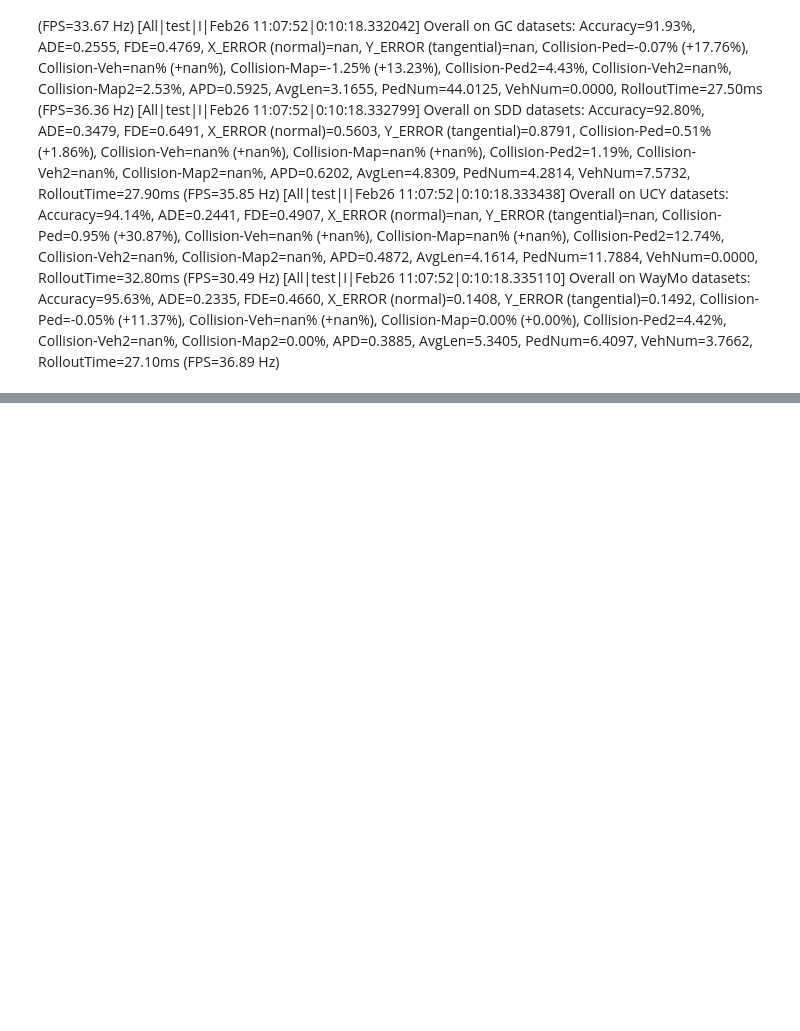
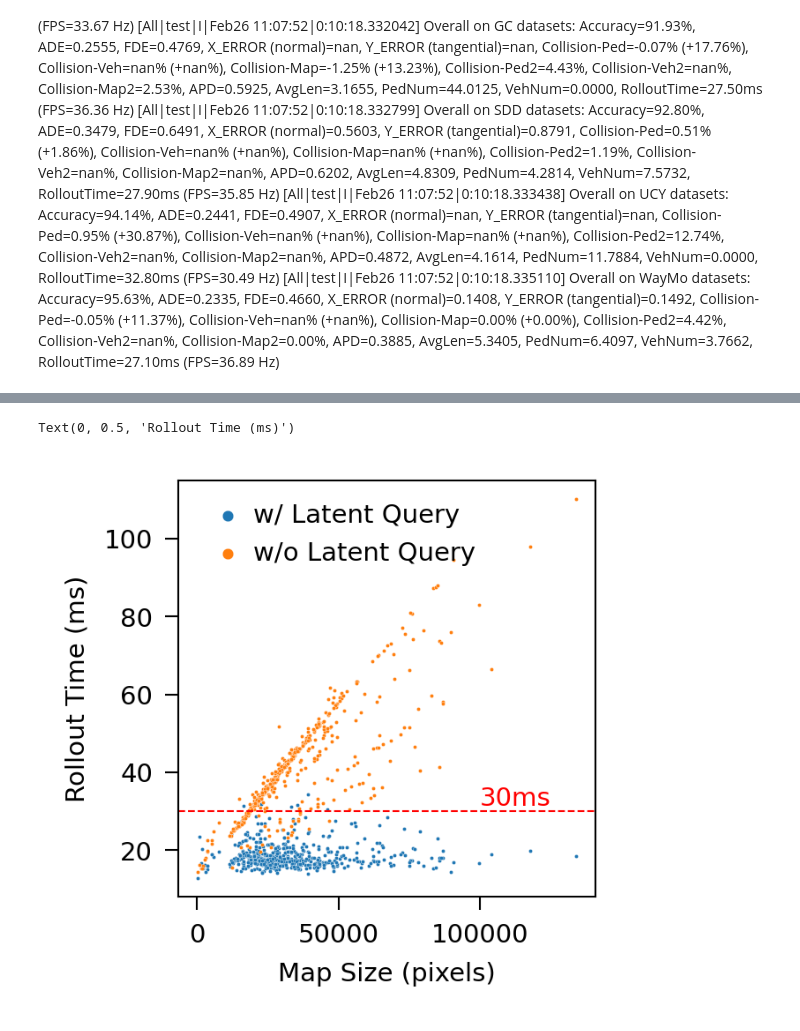
Before and after one commit to yuzhTHU/HuaweiCrowdSimulationCodeRelease, a Jupyter notebook: scripts/260225整理给华为的更新后结果.ipynb, the cells around one changed output, grey strips where cells are left out. Drawn from its saved outputs; the diff is of its cells as text; code cells hidden in the pictures; blank space fills up the shorter version.

```diff
--- a/scripts/260225整理给华为的更新后结果.ipynb
+++ b/scripts/260225整理给华为的更新后结果.ipynb
@@ -105,0 +118,11 @@
+# %%
+import pandas as pd
+from pathlib import Path
+
+path = Path('logs/train/All/records.jsonl')
+test_record = pd.read_json(path, lines=True).iloc[-1]
+df = pd.DataFrame(dict(dataset_names=test_record['dataset_names'], rollout_time=test_record['rollout_time']))
+df['dataset_names'] = df['dataset_names'].apply(lambda x: x.removesuffix('_20test').removesuffix('_80test'))
+df['map_size'] = df['dataset_names'].apply(lambda x: map_size[x])
+df['rollout_time_ms'] = df['rollout_time'] * 1000
+df
@@ -105,0 +143,11 @@
+# %%
+import pandas as pd
+from pathlib import Path
+
+path = Path('logs/train/All_wo_Latent_Query/records.jsonl')
+test_record2 = pd.read_json(path, lines=True).iloc[-1]
+df2 = pd.DataFrame(dict(dataset_names=test_record2['dataset_names'], rollout_time=test_record2['rollout_time']))
+df2['dataset_names'] = df['dataset_names'].apply(lambda x: x.removesuffix('_20test').removesuffix('_80test'))
+df2['map_size'] = df['dataset_names'].apply(lambda x: map_size[x])
+df2['rollout_time_ms'] = df2['rollout_time'] * 1000
+df2
@@ -105,0 +168,18 @@
+# %%
+from src.utils.plot import get_fig
+import matplotlib.pyplot as plt
+import seaborn as sns
+
+fi, fig, axes = get_fig(1, 1, AW=4, AH=4)
+ax = axes[0]
+
+sns.scatterplot(data=df, x='map_size', y=df['rollout_time_ms'], s=1, label='w/ Latent Query')
+sns.scatterplot(data=df2, x='map_size', y=df2['rollout_time_ms'], s=1, label='w/o Latent Query')
+ax.axhline(y=30, color='r', linestyle='--')
+ax.text(100000, 30, '30ms', color='r', va='bottom', ha='left')
+ax.legend(markerscale=3, handletextpad=0, frameon=False)
+ax.set_xlabel('Map Size (pixels)')
+ax.set_ylabel('Rollout Time (ms)')
+# %% [output]
+Text(0, 0.5, 'Rollout Time (ms)')
+[figure, added]
```
Also changed, not shown: parts of 3 cells of this notebook, 7 other files.
